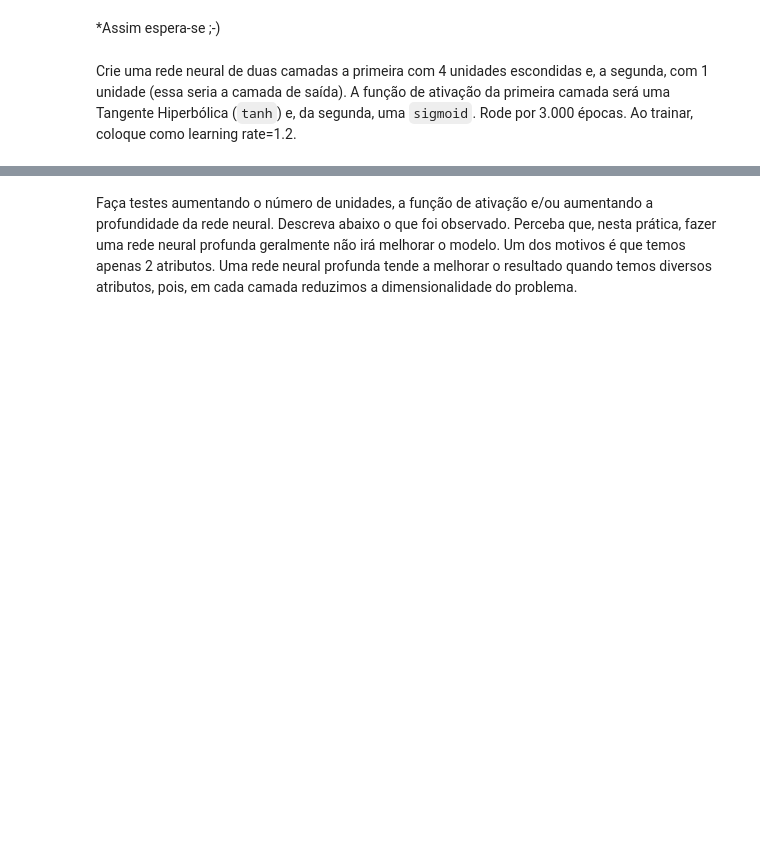
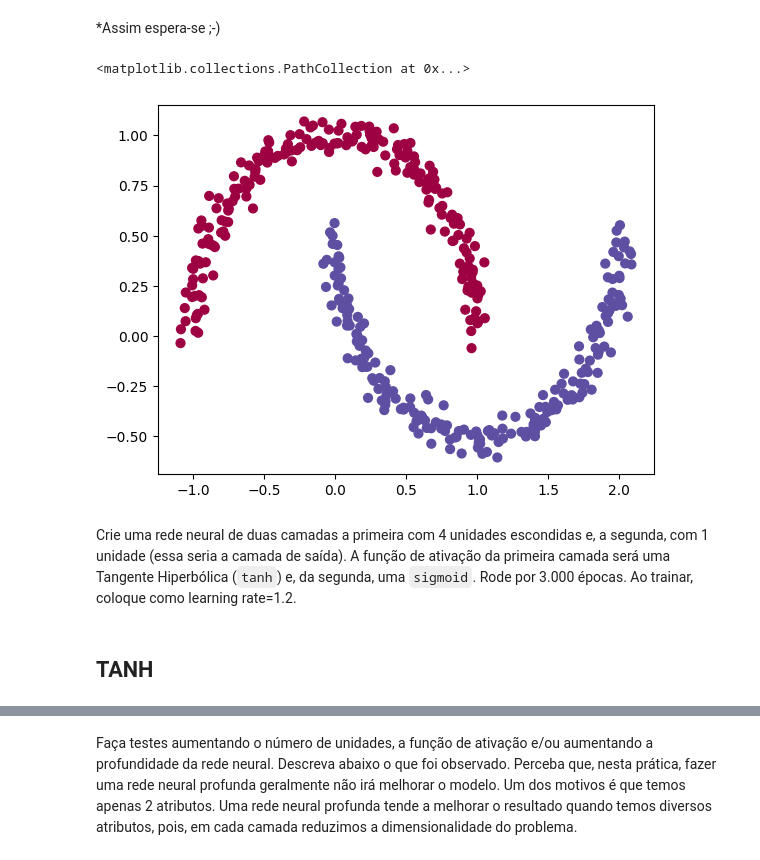
Before and after one commit to Pablo321123/AM-DeepLearning, a Jupyter notebook: Rede Neural Profunda.ipynb, the cells around one changed output, grey strips where cells are left out. Cells and saved outputs as stored; diff of their text form; code cells hidden in the pictures; blank space fills up the shorter version.

```diff
--- a/Rede Neural Profunda.ipynb
+++ b/Rede Neural Profunda.ipynb
@@ -382,7 +378,10 @@ OK
 *Assim espera-se ;-)
 # %%
 #usaremos o mesmo dataset da prática de regrssão logistica:
-mat_x, arr_y = sklearn.datasets.make_moons(400, noise=0.05)
-plt.scatter(mat_x[:,0], mat_x[:,1], s=40, c=arr_y, cmap=plt.cm.Spectral)
+mat_x1, arr_y1 = sklearn.datasets.make_moons(400, noise=0.05)
+plt.scatter(mat_x1[:,0], mat_x1[:,1], s=40, c=arr_y1, cmap=plt.cm.Spectral)
+# %% [output]
+<matplotlib.collections.PathCollection at 0x...>
+[figure, added]
 # %% [markdown]
 Crie uma rede neural de duas camadas a primeira com 4 unidades escondidas e, a segunda, com 1 unidade (essa seria a camada de saída). A função de ativação da primeira camada será uma Tangente Hiperbólica (`tanh`) e, da segunda, uma `sigmoid`. Rode por 3.000 épocas. Ao trainar, coloque como learning rate=1.2.
@@ -391,0 +388,2 @@ dnn.fit(None)
+# %% [markdown]
+## TANH
```
Also changed, not shown: parts of 23 cells of this notebook, 1 other file.
